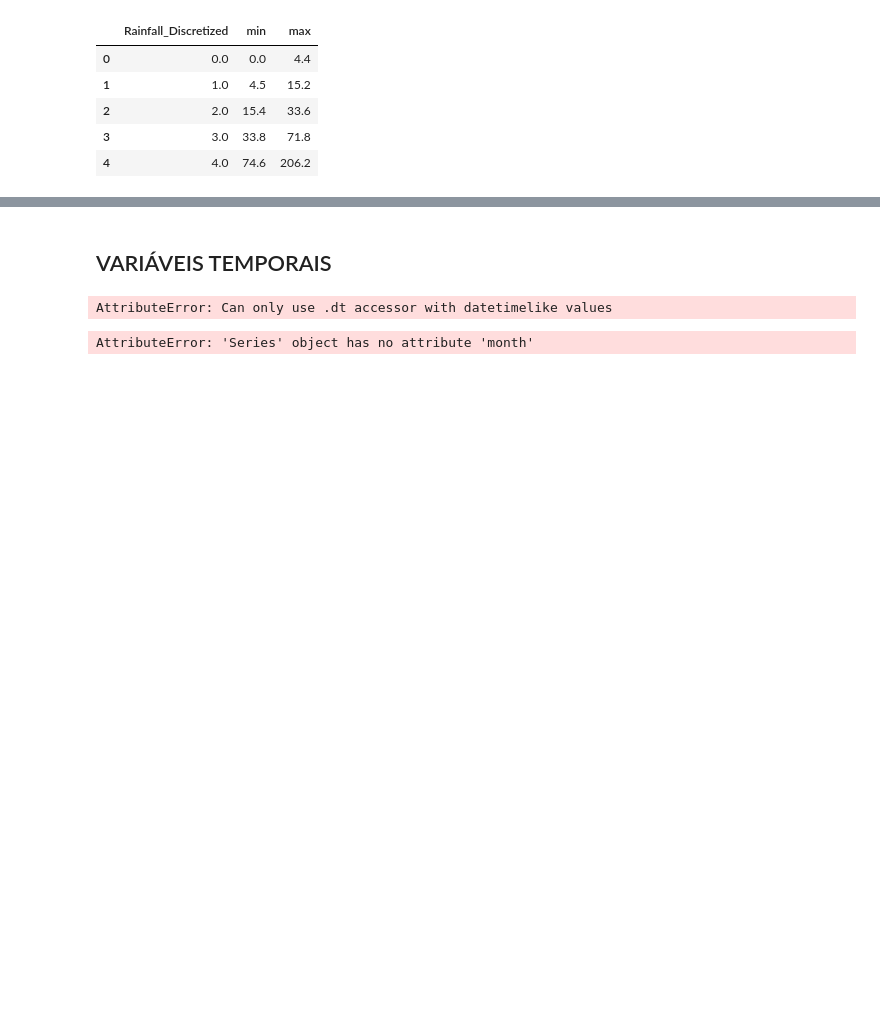
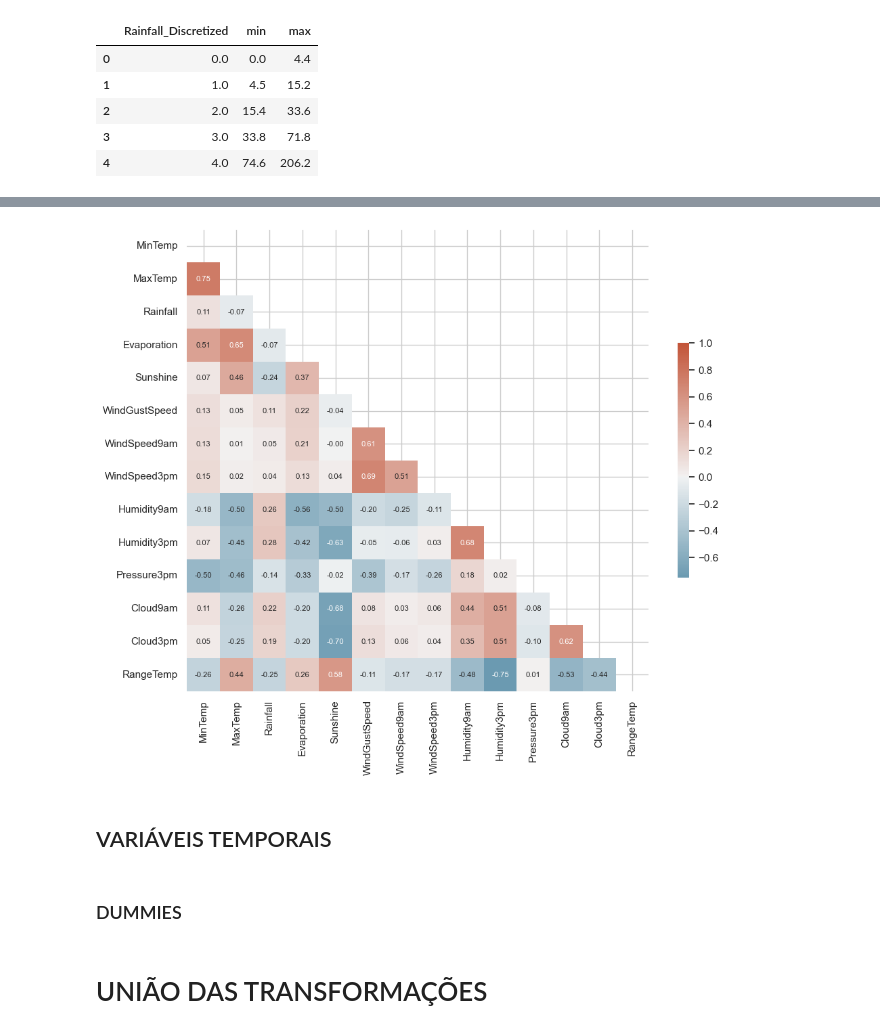
Before and after one commit to guilourenzo/master_degree_sin5007, a Jupyter notebook: CODE/FINAIS/2_PRE_PROCESSAMENTOS.ipynb, the cells around one changed output, grey strips where cells are left out. Drawn from its saved outputs; the diff is of its cells as text; code cells hidden in the pictures; blank space fills up the shorter version.

```diff
--- a/CODE/FINAIS/2_PRE_PROCESSAMENTOS.ipynb
+++ b/CODE/FINAIS/2_PRE_PROCESSAMENTOS.ipynb
@@ -65,2 +147,27 @@ numerical_columns.groupby('Rainfall_Discretized')['Rainfall'].agg(['min', 'max']
+# %%
+corr_matrix = numerical_encoded.corr()
+
+mask = np.triu(np.ones_like(corr_matrix, dtype=bool))
+
+f, ax = plt.subplots(figsize=(11, 9))
+
+cmap = sns.diverging_palette(230, 20, as_cmap=True)
+
+sns.heatmap(
+    corr_matrix,
+    mask=mask,
+    cmap=cmap,
+    vmax=1,
+    center=0,
+    square=True,
+    cbar_kws={"shrink": 0.5},
+    annot=True,
+    fmt=".2f",
+    annot_kws={"size": 8},
+)
+
+plt.show();
+# %% [output]
+[figure, added]
 # %% [markdown]
 ## VARIÁVEIS TEMPORAIS
@@ -67,8 +188,2 @@ numerical_columns.groupby('Rainfall_Discretized')['Rainfall'].agg(['min', 'max']
 # %%
-weather.Date.dt.month
+weather["month"] = weather.Date.dt.month
-# %% [output]
-AttributeError: Can only use .dt accessor with datetimelike values
-# %%
-weather['month'] = weather.Date.dt.month
-# %% [output]
-AttributeError: 'Series' object has no attribute 'month'
@@ -74,0 +194,2 @@ AttributeError: 'Series' object has no attribute 'month'
+# %% [markdown]
+### DUMMIES
@@ -74,0 +204,2 @@ AttributeError: 'Series' object has no attribute 'month'
+# %% [markdown]
+# UNIÃO DAS TRANSFORMAÇÕES
```
Also changed, not shown: parts of 28 cells of this notebook.
